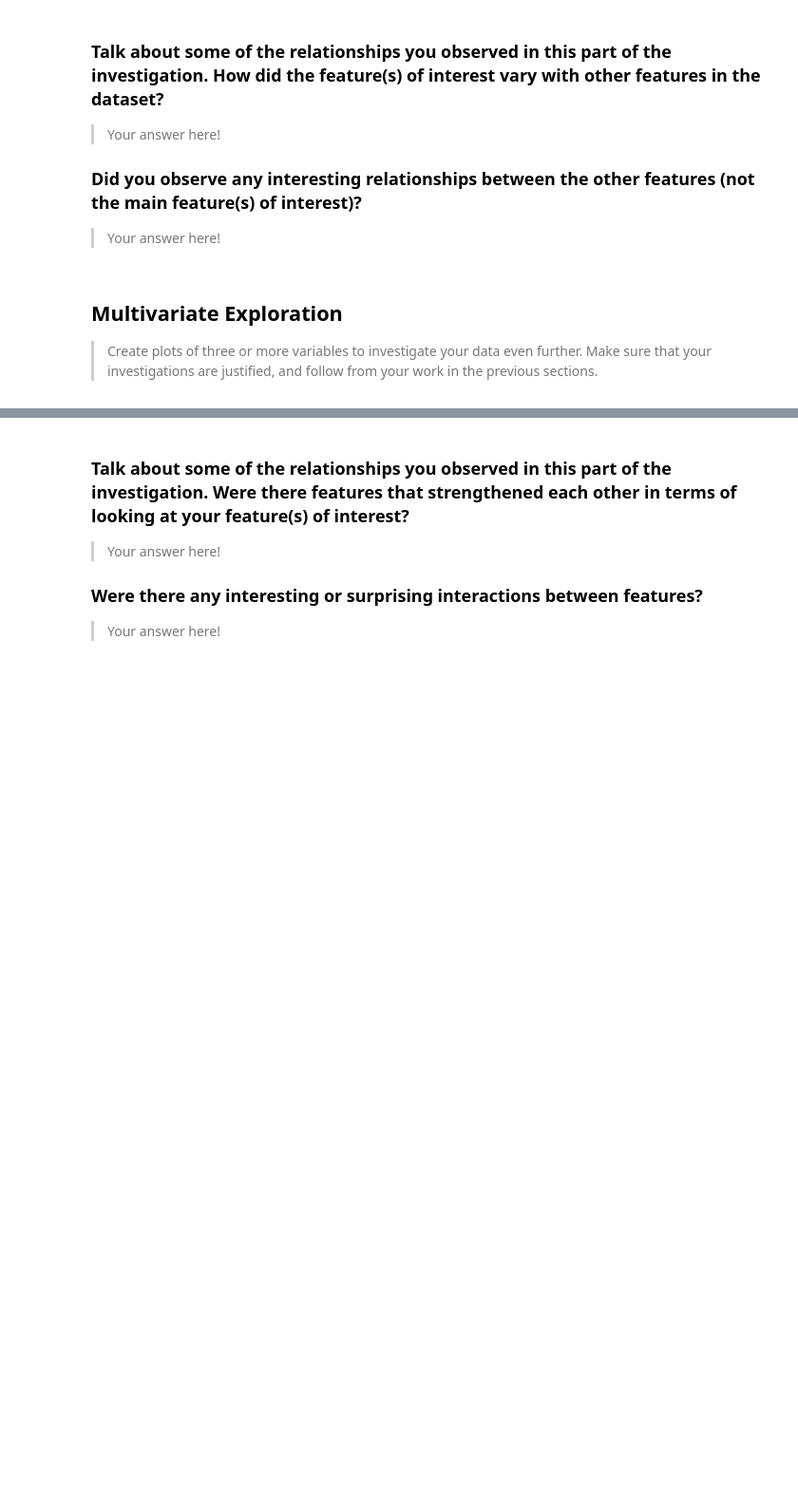
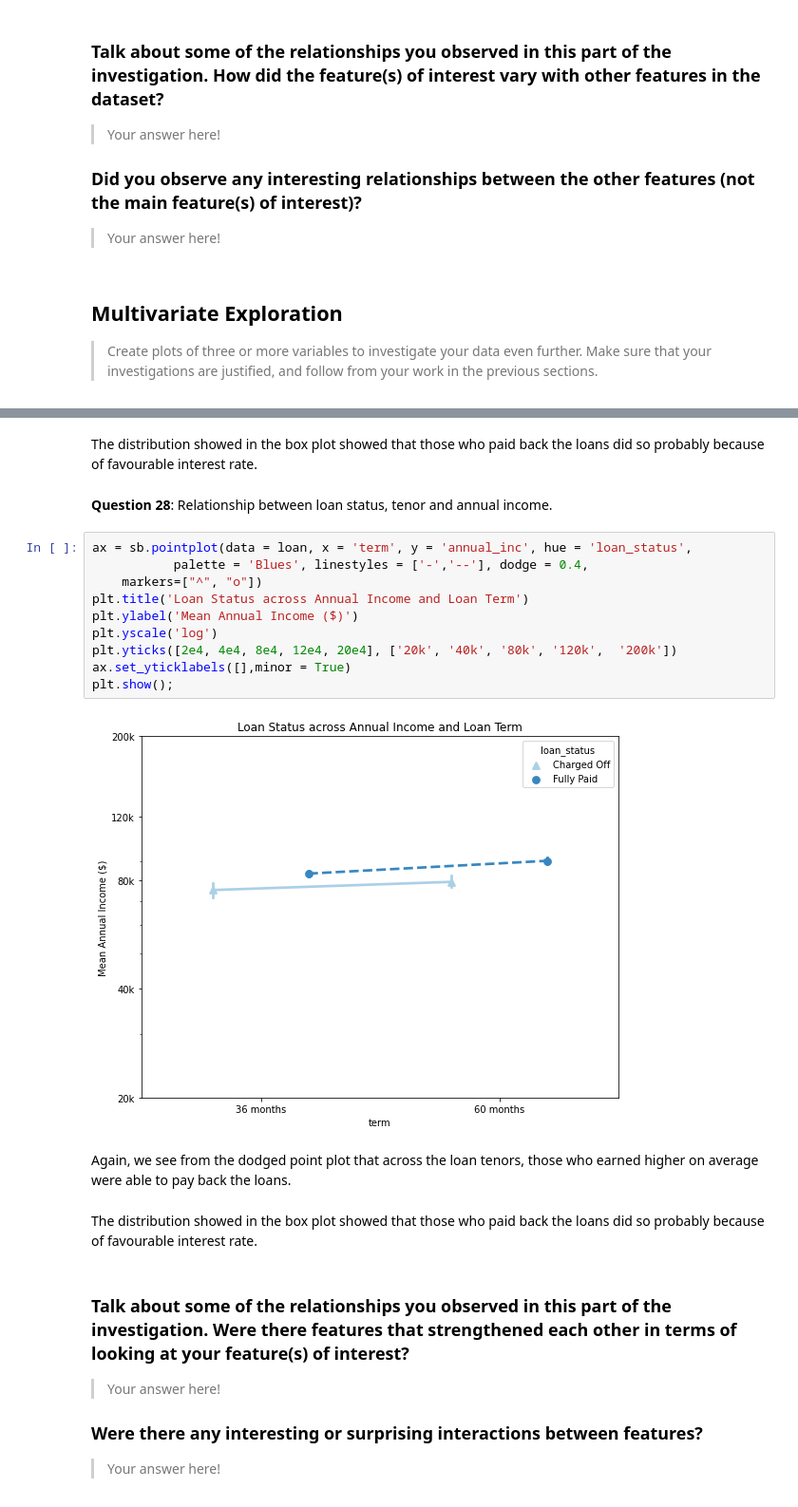
Before and after one commit to olusegunajibola/lloyds-bigdata-loan-customers, a Jupyter notebook: A Data Strategy/Part_I_exploration_data_strategy_loans.ipynb, the cells around one changed output, grey strips where cells are left out. Shown at 95% size. Cells and saved outputs as stored; diff of their text form; blank space fills up the shorter version.

```diff
--- a/A Data Strategy/Part_I_exploration_data_strategy_loans.ipynb
+++ b/A Data Strategy/Part_I_exploration_data_strategy_loans.ipynb
@@ -1623,3 +1636,23 @@ your work in the previous sections.
+# %% [markdown]
+The distribution showed in the box plot showed that those who paid back the loans did so probably because of favourable interest rate.
+# %% [markdown]
+**Question 28**: Relationship between loan status, tenor and annual income.
+# %%
+ax = sb.pointplot(data = loan, x = 'term', y = 'annual_inc', hue = 'loan_status',
+           palette = 'Blues', linestyles = ['-','--'], dodge = 0.4,
+    markers=["^", "o"])
+plt.title('Loan Status across Annual Income and Loan Term')
+plt.ylabel('Mean Annual Income ($)')
+plt.yscale('log')
+plt.yticks([2e4, 4e4, 8e4, 12e4, 20e4], ['20k', '40k', '80k', '120k',  '200k'])
+ax.set_yticklabels([],minor = True)
+plt.show();
+# %% [output]
+[figure, added]
+# %% [markdown]
+Again, we see from the dodged point plot that across the loan tenors, those who earned higher on average were able to pay back the loans.
+# %% [markdown]
+The distribution showed in the box plot showed that those who paid back the loans did so probably because of favourable interest rate.
 # %% [markdown]
 ### Talk about some of the relationships you observed in this part of the investigation. Were there features that strengthened each other in terms of looking at your feature(s) of interest?
 
```
Also changed, not shown: parts of 6 cells of this notebook.
